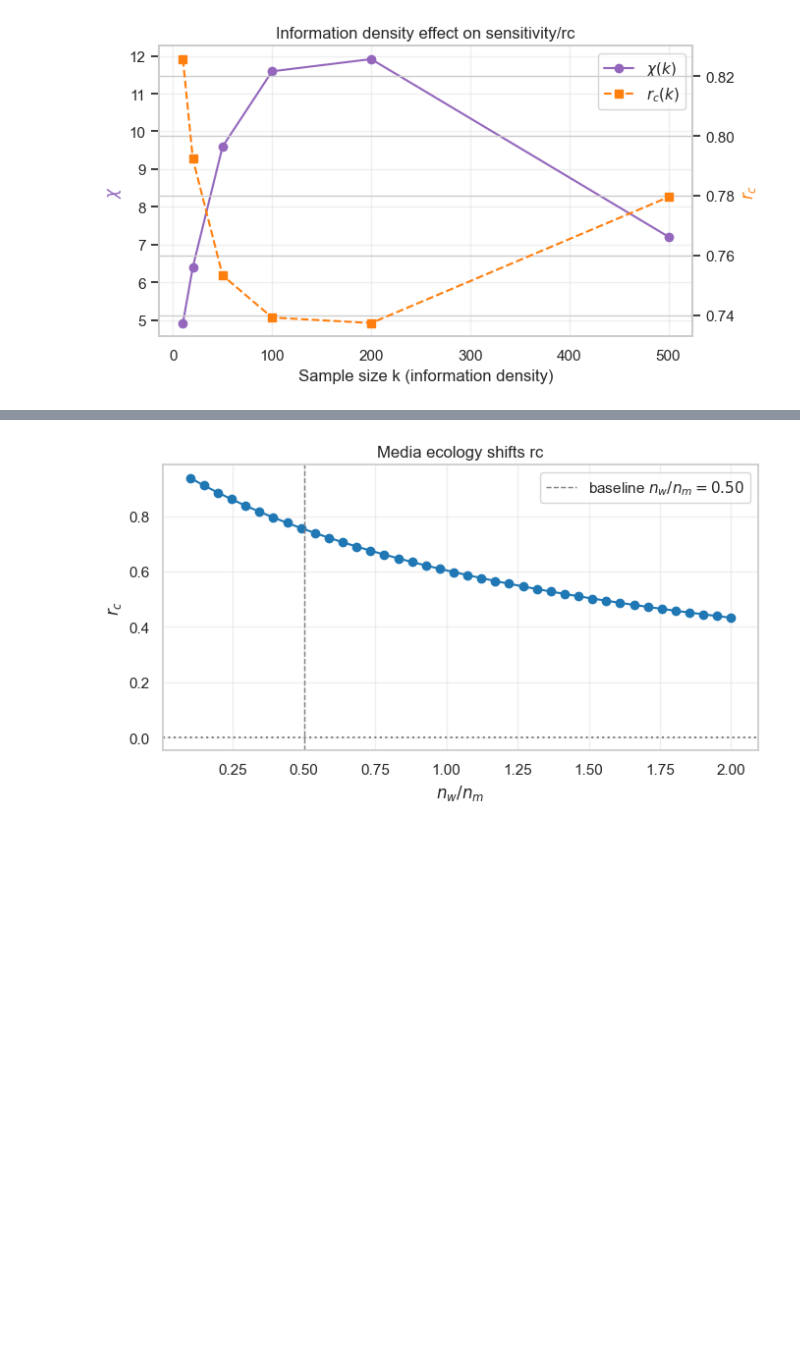
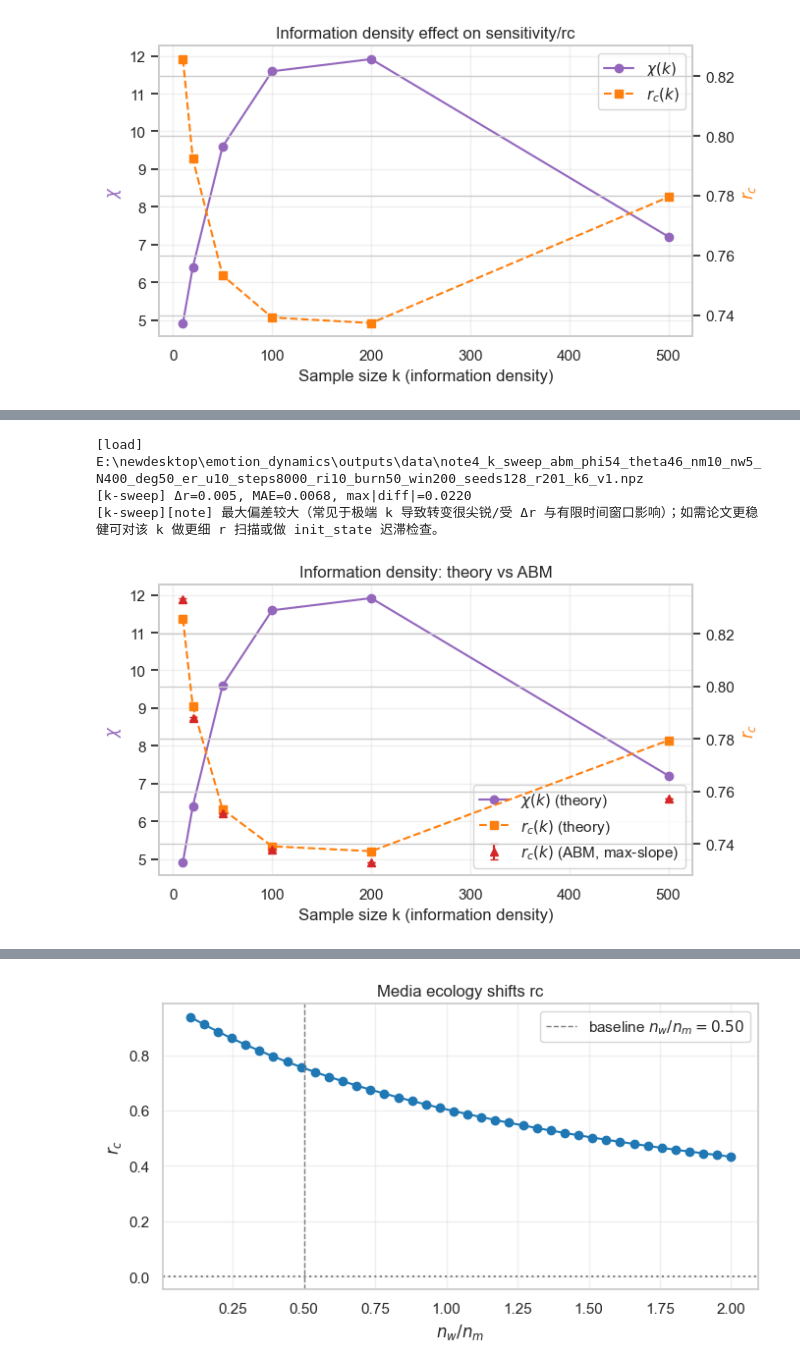
Before and after one commit to wujlin/Mixed_dynamics, a Jupyter notebook: notebooks/04_Sensitivity_Chi_Landscape.ipynb, the cells around one changed output, grey strips where cells are left out. Cells and saved outputs as stored; diff of their text form; code cells hidden in the pictures; blank space fills up the shorter version.

```diff
--- a/notebooks/04_Sensitivity_Chi_Landscape.ipynb
+++ b/notebooks/04_Sensitivity_Chi_Landscape.ipynb
@@ -202,0 +153,71 @@ else:
+# %%
+# Part 2 (ABM 对照，可选): rc(k) from ABM max-slope
+# 需要先在工作站/本地生成缓存 npz（脚本见 scripts/）。若找不到缓存则自动跳过。
+
+from pathlib import Path
+import numpy as np
+import matplotlib.pyplot as plt
+
+data_dir = (ROOT / 'outputs' / 'data').resolve()
+cands = list(data_dir.glob('note4_k_sweep_abm_*.npz'))
+
+def k_file_score(path: Path):
+    """评分选最完整的缓存：优先口径匹配，其次更大规模（k/seed/steps/r points）。"""
+    try:
+        d0 = np.load(path, allow_pickle=False)
+        phi_ok = int('phi' in d0.files and np.isclose(float(d0['phi']), float(phi0), atol=1e-6))
+        theta_ok = int('theta' in d0.files and np.isclose(float(d0['theta']), float(theta0), atol=1e-6))
+        nm_ok = int('n_m' in d0.files and np.isclose(float(d0['n_m']), float(n_m), atol=1e-6))
+        nw_ok = int('n_w' in d0.files and np.isclose(float(d0['n_w']), float(n_w), atol=1e-6))
+        n_k = int(len(d0['k_list'])) if 'k_list' in d0.files else 0
+        n_seeds = int(len(d0['seeds'])) if 'seeds' in d0.files else 0
+        steps = int(d0['steps']) if 'steps' in d0.files else 0
+        n_r = int(len(d0['r_vals'])) if 'r_vals' in d0.files else 0
+        init_state = str(d0['init_state']) if 'init_state' in d0.files else ''
+        init_pref = 1 if 'random' in init_state else 0
+        d0.close()
+        return (phi_ok, theta_ok, nm_ok, nw_ok, n_k, n_seeds, steps, n_r, init_pref, path.stat().st_mtime)
+    except Exception:
+        return (-1, -1, -1, -1, -1, -1, -1, -1, -1, 0)
+if not cands:
+    print('[skip] 未找到 ABM k-sweep 缓存：outputs/data/note4_k_sweep_abm_*.npz')
+    print('可运行：python3 scripts/run_note4_k_sweep_abm.py --jobs ... （详见脚本 --help）')
+else:
+    path = max(cands, key=k_file_score)
+    d = np.load(path, allow_pickle=False)
+    k_abm = d['k_list'].astype(int)
+    rc_abm = d['rc_est'].astype(float)
+    rc_lo = d['rc_ci_low'].astype(float)
+    rc_hi = d['rc_ci_high'].astype(float)
+    print('[load]', path)
+
+    # quick numeric check: theory vs ABM
+    k_to_rc = {int(k): float(v) for k, v in zip(np.asarray(k_list, dtype=int), np.asarray(rc_k, dtype=float))}
+    rc_theory_at = np.array([k_to_rc.get(int(k), np.nan) for k in k_abm], dtype=float)
+    diff = rc_abm - rc_theory_at
+    dr = float(d['r_vals'][1] - d['r_vals'][0]) if ('r_vals' in d.files and len(d['r_vals']) > 1) else np.nan
+    print(f"[k-sweep] Δr={dr:g}, MAE={np.nanmean(np.abs(diff)):.4f}, max|diff|={np.nanmax(np.abs(diff)):.4f}")
+    if np.nanmax(np.abs(diff)) > 0.01:
+        print('[k-sweep][note] 最大偏差较大（常见于极端 k 导致转变很尖锐/受 Δr 与有限时间窗口影响）；如需论文更稳健可对该 k 做更细 r 扫描或做 init_state 迟滞检查。')
+
+    fig, ax1 = plt.subplots(figsize=(7,4))
+    ax2 = ax1.twinx()
+    ax1.plot(k_list, chi_k, 'o-', color='tab:purple', label=r'$\chi(k)$ (theory)')
+    ax2.plot(k_list, rc_k, 's--', color='tab:orange', label=r'$r_c(k)$ (theory)')
+    ax2.errorbar(k_abm, rc_abm, yerr=[rc_abm-rc_lo, rc_hi-rc_abm], fmt='^', color='tab:red', label=r'$r_c(k)$ (ABM, max-slope)', capsize=3)
+    ax1.set_xlabel('Sample size k (information density)')
+    ax1.set_ylabel(r'$\chi$', color='tab:purple')
+    ax2.set_ylabel(r'$r_c$', color='tab:orange')
+    ax1.set_title('Information density: theory vs ABM')
+    handles1, labels1 = ax1.get_legend_handles_labels()
+    handles2, labels2 = ax2.get_legend_handles_labels()
+    ax1.legend(handles1 + handles2, labels1 + labels2, loc='best')
+    ax1.grid(True, alpha=0.3)
+    fig.tight_layout()
+    fig.savefig(fig_dir / 'fig4b_k_effect_chi_rc_abm.png', dpi=200)
+    plt.show()
+# %% [output]
+[load] E:\newdesktop\emotion_dynamics\outputs\data\note4_k_sweep_abm_phi54_theta46_nm10_nw5_N400_deg50_er_u10_steps8000_ri10_burn50_win200_seeds128_r201_k6_v1.npz
+[k-sweep] Δr=0.005, MAE=0.0068, max|diff|=0.0220
+[k-sweep][note] 最大偏差较大（常见于极端 k 导致转变很尖锐/受 Δr 与有限时间窗口影响）；如需论文更稳健可对该 k 做更细 r 扫描或做 init_state 迟滞检查。
+[figure, added]
```
Also changed, not shown: parts of 8 cells of this notebook, 53 other files.
